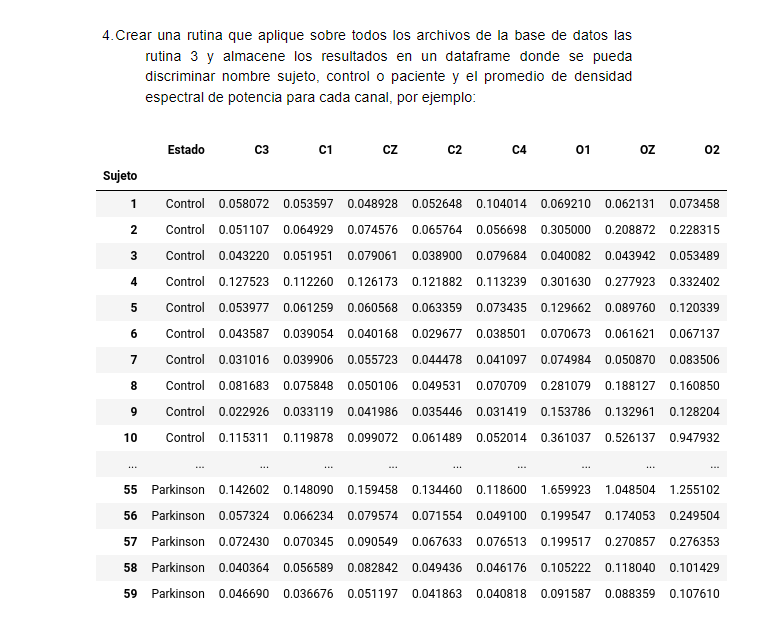
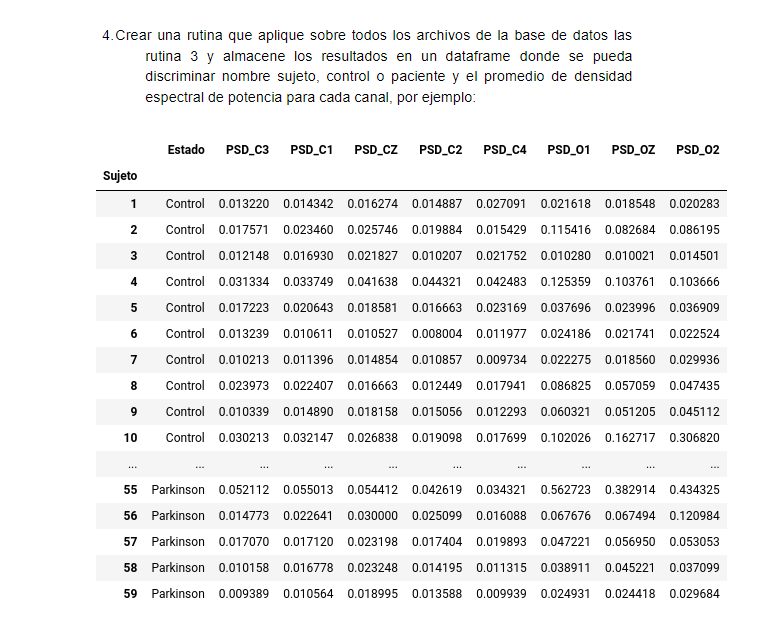
Before and after one commit to Astolfo2332/Parkinson_difference, a Jupyter notebook: Proyecto_1.ipynb, the cells around one changed output. Saved outputs shown, nothing was run; the diff lists cells and outputs as text; code cells hidden in the pictures.

```diff
--- a/Proyecto_1.ipynb
+++ b/Proyecto_1.ipynb
@@ -51,7 +51,3 @@ for archivo in lista_archivos:
 print("Todo cargado")
 # %% [output]
 Todo cargado
-# %%
-xn=datos_matriz[0]
-xn=xn[:,:,119]
-np.shape(xn)
@@ -60,19 +54,9 @@ np.shape(xn)
 # %%
-xn=datos_matriz[0]
-xn=xn[:,:,119]
-sums_k_list=[]
-for canal in xn:
-    N=len(canal)
-    n=np.arange(N)
-    w_n=0.42-0.5*np.cos((2*np.pi*n)/(N-1))
-    xn=w_n*canal
+def ecu_spectraldensity(xn,nl,N):
+    w_n=0.42-0.5*np.cos((2*np.pi*nl)/(N-1))
+    xn=w_n*xn
     s_k=(np.abs(np.fft.fft(xn))**2)/N
-    sums_k_list.append(s_k)
+    return s_k
-# %%
-def ecu_spectraldensity(xn,nl,N):
-    w_n=0.42-0.5*np.cos((2*np.pi*nl)/(N-1))
-    s_k=(np.abs(np.fft.fft(xn))**2)/N
-    return s_k
 # %%
 def spectraldensity(xn,epoca=119,paciente=0):
     xn=xn[paciente]
@@ -175,33 +159,33 @@ for i in r:
         promcanales.append(np.mean(canal))
     datosprompaciente_p.append(promcanales)
 # %%
-names = ["Estado",'C3', 'C1', 'CZ', 'C2', 'C4', 'O1', 'OZ', 'O2'] #Los nombres de las columnas
+names = ["Estado",'PSD_C3', 'PSD_C1', 'PSD_CZ', 'PSD_C2', 'PSD_C4', 'PSD_O1', 'PSD_OZ', 'PSD_O2'] #Los nombres de las columnas
 df=pd.DataFrame(columns=names) #Se crea el data frame
 con=1
 for paciente in datosprompaciente: #Se inspecciona cada paciente, en este caso pandas toma las listas así que solo se coloca paciente (lista con primedio de cada canal) y el contador para identificar el paciente
     df.loc[con]=paciente
     con+=1
 for paciente in datosprompaciente_p:
     df.loc[con]=paciente
     con+=1
 df.index.name="Sujeto"
 df
 # %% [output]
-|  | Estado | C3 | C1 | CZ | C2 | C4 | O1 | OZ | O2 |
+|  | Estado | PSD_C3 | PSD_C1 | PSD_CZ | PSD_C2 | PSD_C4 | PSD_O1 | PSD_OZ | PSD_O2 |
 | Sujeto |  |  |  |  |  |  |  |  |  |
-| 1 | Control | 0.058072 | 0.053597 | 0.048928 | 0.052648 | 0.104014 | 0.069210 | 0.062131 | 0.073458 |
-| 2 | Control | 0.051107 | 0.064929 | 0.074576 | 0.065764 | 0.056698 | 0.305000 | 0.208872 | 0.228315 |
-| 3 | Control | 0.043220 | 0.051951 | 0.079061 | 0.038900 | 0.079684 | 0.040082 | 0.043942 | 0.053489 |
-| 4 | Control | 0.127523 | 0.112260 | 0.126173 | 0.121882 | 0.113239 | 0.301630 | 0.277923 | 0.332402 |
-| 5 | Control | 0.053977 | 0.061259 | 0.060568 | 0.063359 | 0.073435 | 0.129662 | 0.089760 | 0.120339 |
-| 6 | Control | 0.043587 | 0.039054 | 0.040168 | 0.029677 | 0.038501 | 0.070673 | 0.061621 | 0.067137 |
-| 7 | Control | 0.031016 | 0.039906 | 0.055723 | 0.044478 | 0.041097 | 0.074984 | 0.050870 | 0.083506 |
-| 8 | Control | 0.081683 | 0.075848 | 0.050106 | 0.049531 | 0.070709 | 0.281079 | 0.188127 | 0.160850 |
-| 9 | Control | 0.022926 | 0.033119 | 0.041986 | 0.035446 | 0.031419 | 0.153786 | 0.132961 | 0.128204 |
-| 10 | Control | 0.115311 | 0.119878 | 0.099072 | 0.061489 | 0.052014 | 0.361037 | 0.526137 | 0.947932 |
+| 1 | Control | 0.013220 | 0.014342 | 0.016274 | 0.014887 | 0.027091 | 0.021618 | 0.018548 | 0.020283 |
+| 2 | Control | 0.017571 | 0.023460 | 0.025746 | 0.019884 | 0.015429 | 0.115416 | 0.082684 | 0.086195 |
+| 3 | Control | 0.012148 | 0.016930 | 0.021827 | 0.010207 | 0.021752 | 0.010280 | 0.010021 | 0.014501 |
+| 4 | Control | 0.031334 | 0.033749 | 0.041638 | 0.044321 | 0.042483 | 0.125359 | 0.103761 | 0.103666 |
+| 5 | Control | 0.017223 | 0.020643 | 0.018581 | 0.016663 | 0.023169 | 0.037696 | 0.023996 | 0.036909 |
+| 6 | Control | 0.013239 | 0.010611 | 0.010527 | 0.008004 | 0.011977 | 0.024186 | 0.021741 | 0.022524 |
+| 7 | Control | 0.010213 | 0.011396 | 0.014854 | 0.010857 | 0.009734 | 0.022275 | 0.018560 | 0.029936 |
+| 8 | Control | 0.023973 | 0.022407 | 0.016663 | 0.012449 | 0.017941 | 0.086825 | 0.057059 | 0.047435 |
+| 9 | Control | 0.010339 | 0.014890 | 0.018158 | 0.015056 | 0.012293 | 0.060321 | 0.051205 | 0.045112 |
+| 10 | Control | 0.030213 | 0.032147 | 0.026838 | 0.019098 | 0.017699 | 0.102026 | 0.162717 | 0.306820 |
 | ... | ... | ... | ... | ... | ... | ... | ... | ... | ... |
-| 55 | Parkinson | 0.142602 | 0.148090 | 0.159458 | 0.134460 | 0.118600 | 1.659923 | 1.048504 | 1.255102 |
-| 56 | Parkinson | 0.057324 | 0.066234 | 0.079574 | 0.071554 | 0.049100 | 0.199547 | 0.174053 | 0.249504 |
-| 57 | Parkinson | 0.072430 | 0.070345 | 0.090549 | 0.067633 | 0.076513 | 0.199517 | 0.270857 | 0.276353 |
-| 58 | Parkinson | 0.040364 | 0.056589 | 0.082842 | 0.049436 | 0.046176 | 0.105222 | 0.118040 | 0.101429 |
-| 59 | Parkinson | 0.046690 | 0.036676 | 0.051197 | 0.041863 | 0.040818 | 0.091587 | 0.088359 | 0.107610 |
+| 55 | Parkinson | 0.052112 | 0.055013 | 0.054412 | 0.042619 | 0.034321 | 0.562723 | 0.382914 | 0.434325 |
+| 56 | Parkinson | 0.014773 | 0.022641 | 0.030000 | 0.025099 | 0.016088 | 0.067676 | 0.067494 | 0.120984 |
+| 57 | Parkinson | 0.017070 | 0.017120 | 0.023198 | 0.017404 | 0.019893 | 0.047221 | 0.056950 | 0.053053 |
+| 58 | Parkinson | 0.010158 | 0.016778 | 0.023248 | 0.014195 | 0.011315 | 0.038911 | 0.045221 | 0.037099 |
+| 59 | Parkinson | 0.009389 | 0.010564 | 0.018995 | 0.013588 | 0.009939 | 0.024931 | 0.024418 | 0.029684 |
```
Also changed, not shown: parts of 5 cells of this notebook.
